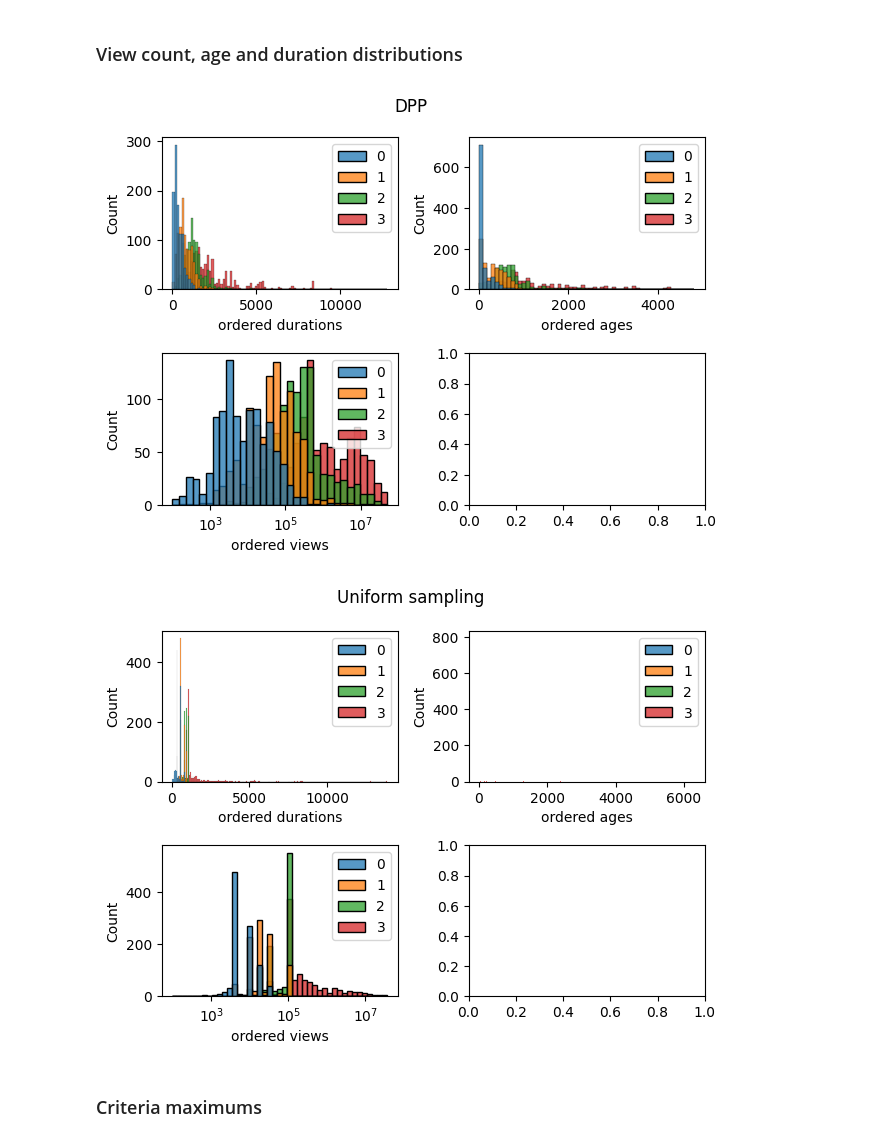
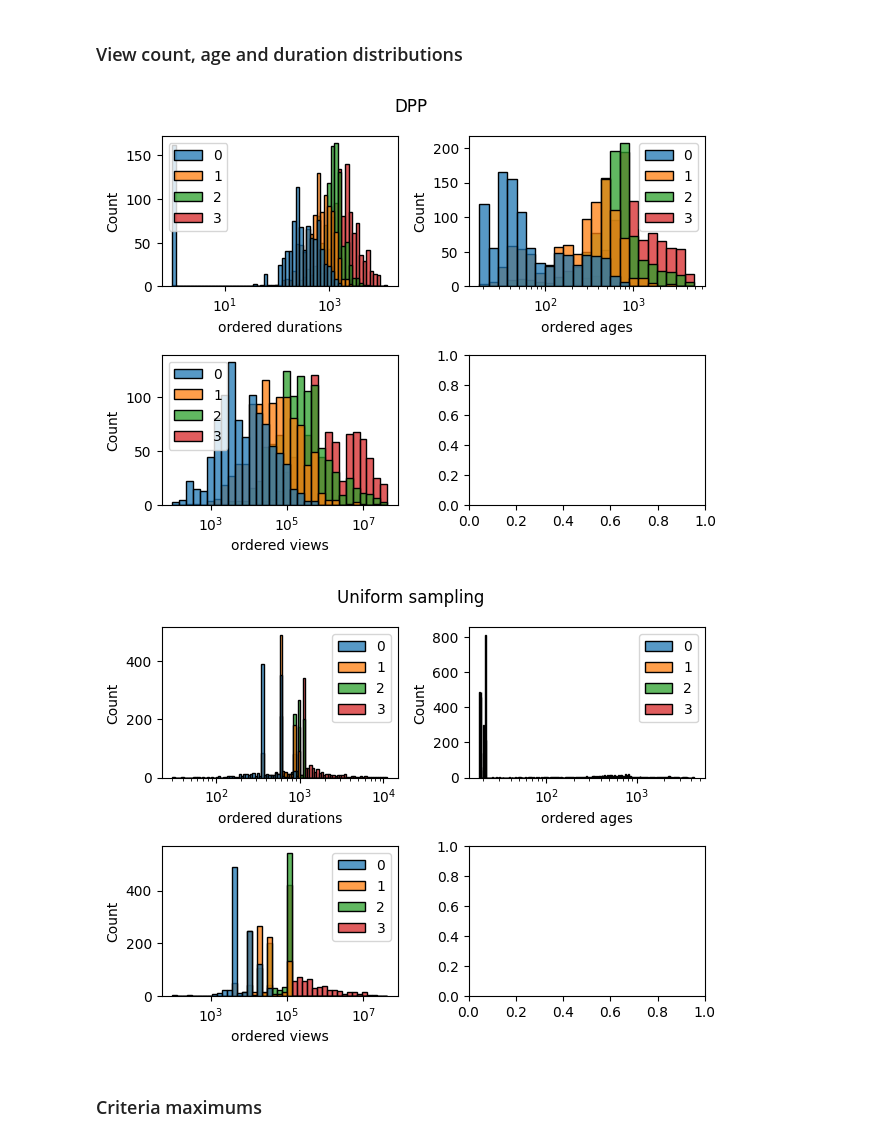
Before and after one commit to ArfyK/tournesol-dpp, a Jupyter notebook: bundle_statistics.ipynb, the cells around one changed output. Cells and saved outputs as stored; diff of their text form; code cells hidden in the pictures.

```diff
--- a/bundle_statistics.ipynb
+++ b/bundle_statistics.ipynb
@@ -98,6 +98,7 @@ ordered_duration = pd.DataFrame(
     for bundle_indexes in bundles_indexes],
 )
 axs[0,0].set_xlabel('ordered durations')
+axs[0,0].set_xscale('log')
 sns.histplot(data=ordered_duration, ax=axs[0,0])
 
 ordered_age = pd.DataFrame(
@@ -107,6 +108,7 @@ ordered_age = pd.DataFrame(
     for bundle_indexes in bundles_indexes],
 )
 axs[0,1].set_xlabel('ordered ages')
+axs[0,1].set_xscale('log')
 sns.histplot(data=ordered_age, ax=axs[0, 1])
 
 ordered_view_count = pd.DataFrame(
@@ -145,35 +147,37 @@ ordered_duration = pd.DataFrame(
     data=[durations.loc[bundle_indexes]
         .sort_values()
         .to_list()
     for bundle_indexes in bundles_indexes],
 )
 axs[0,0].set_xlabel('ordered durations')
+axs[0,0].set_xscale('log')
 sns.histplot(data=ordered_duration, ax=axs[0,0])
 
 ordered_age = pd.DataFrame(
     data=[df['age_in_days'].loc[bundle_indexes]
         .sort_values()
         .to_list()
     for bundle_indexes in bundles_indexes],
 )
 axs[0,1].set_xlabel('ordered ages')
+axs[0,1].set_xscale('log')
 sns.histplot(data=ordered_age, ax=axs[0, 1])
 
 ordered_view_count = pd.DataFrame(
     data=[df['view_count'].loc[bundle_indexes]
         .sort_values()
         .to_list()
     for bundle_indexes in bundles_indexes],
 )
 axs[1,0].set_xlabel('ordered views')
 axs[1,0].set_xscale('log')
 sns.histplot(data=ordered_view_count, ax=axs[1, 0])
 
 f.suptitle('Uniform sampling')
 f.tight_layout()
 # %% [output]
-[figure, old version]
+[figure, new version]
-[figure, old version]
+[figure, new version]
 # %% [markdown]
 ### Criteria maximums
 # %%
```
